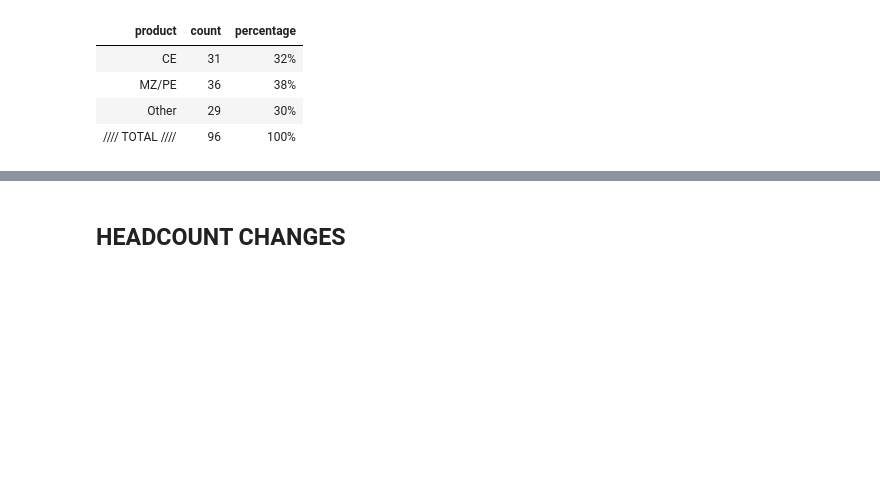
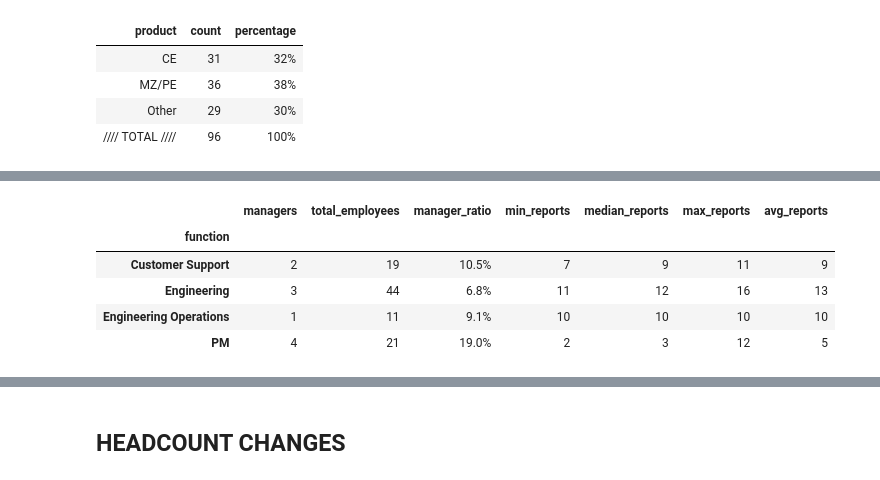
Before and after one commit to demedlher/PRODTECH_INVESTMENTS, a Jupyter notebook: PT-headcount.ipynb, the cells around one changed output, grey strips where cells are left out. Saved outputs shown, nothing was run; the diff lists cells and outputs as text; code cells hidden in the pictures; blank space fills up the shorter version.

Commit message:
managers overview done

```diff
--- a/PT-headcount.ipynb
+++ b/PT-headcount.ipynb
@@ -843,3 +843,97 @@ Other Team Members by Function:
 | Ahmad Imran Faisal (L1 APAC/EMEA,... |  |  |  |  |
 | Khai Wen Lee (L1 APAC/EMEA, L1 Su... |  |  |  |  |
 | Nimal Paran Achuthan (L1 APAC/EME... |  |  |  |  |
+# %%
+# Management analysis - managers by function and span of control
+
+# Filter for managers only
+df_managers = df_active[df_active['ismanager'] == True].copy()
+
+print(f"Total number of managers in ProdTech: {len(df_managers)}")
+print(f"Total number of employees in ProdTech: {len(df_active)}")
+print(f"Average employee-to-manager ratio: {len(df_active) / len(df_managers):.0f}:1")
+print()
+
+# Calculate span of control for each manager
+span_of_control = []
+
+for idx, manager_row in df_managers.iterrows():
+    # Use the exact manager name format that appears in the 'manager' column
+    manager_name = manager_row['manager']  # This is the key fix
+
+    # Count direct reports - find employees whose manager matches this person's name
+    # We need to match by the manager field format: "Last, First"
+    manager_last_first = f"{manager_row['lname']}, {manager_row['fname']}"
+
+    # Count direct reports using the Last, First format
+    direct_reports = df_active[df_active['manager'] == manager_last_first]
+    reports_count = len(direct_reports)
+
+    span_of_control.append({
+        'manager_name': f"{manager_row['fname']} {manager_row['lname']}",  # Display as First Last
+        'function': manager_row['function'],
+        'dept': manager_row['dept'],
+        'title': manager_row['title'],
+        'reports_count': reports_count,
+        'direct_reports': list(direct_reports['fname'] + ' ' + direct_reports['lname']) if reports_count > 0 else []
+    })
+
+# Convert to DataFrame
+span_df = pd.DataFrame(span_of_control)
+
+# Calculate span of control statistics by function
+span_stats = span_df.groupby('function')['reports_count'].agg([
+    'count',
+    'min',
+    'median',
+    'max',
+    'mean'
+]).round(1)
+
+# Create manager summary by function
+manager_summary = df_managers.groupby('function').agg({
+    'fname': 'count'  # Count of managers
+}).rename(columns={'fname': 'managers'})
+
+# Combine manager summary with span statistics
+manager_analysis = manager_summary.join(span_stats, how='left')
+manager_analysis = manager_analysis.rename(columns={
+    'count': 'managers_with_reports',
+    'min': 'min_reports',
+    'median': 'median_reports',
+    'max': 'max_reports',
+    'mean': 'avg_reports'
+})
+
+# Add total employees per function for context
+function_totals = df_active.groupby('function').size().to_frame('total_employees')
+manager_analysis = manager_analysis.join(function_totals)
+
+# Calculate manager-to-employee ratio
+manager_analysis['manager_ratio'] = manager_analysis['managers'] / manager_analysis['total_employees']
+
+print("Management Structure by Function:")
+display(manager_analysis[['managers', 'total_employees', 'manager_ratio', 'min_reports', 'median_reports', 'max_reports', 'avg_reports']]
+        .style
+        .format({
+            'managers': '{:,.0f}',
+            'total_employees': '{:,.0f}',
+            'manager_ratio': '{:.1%}',
+            'min_reports': '{:,.0f}',
+            'median_reports': '{:,.0f}',
+            'max_reports': '{:,.0f}',
+            'avg_reports': '{:,.0f}'
+        })
+        .highlight_max(subset=['managers', 'max_reports'], color='lightcoral')
+        .highlight_min(subset=['min_reports'], color='lightblue')
+       )
+
+print("\n\nDetailed Manager Information:")
+display(span_df[['manager_name', 'function', 'dept', 'title', 'reports_count']]
+        .sort_values(['reports_count'], ascending=[False])
+        .style
+        .format({'reports_count': '{:,.0f}'})
+        .hide(axis='index')
+        .bar(subset=['reports_count'], color='lightgreen')
+       )
+# %% [output]
@@ -845,0 +945,6 @@ Other Team Members by Function:
+|  | managers | total_employees | manager_ratio | min_reports | median_reports | max_reports | avg_reports |
+| function |  |  |  |  |  |  |  |
+| Customer Support | 2 | 19 | 10.5% | 7 | 9 | 11 | 9 |
+| Engineering | 3 | 44 | 6.8% | 11 | 12 | 16 | 13 |
+| Engineering Operations | 1 | 11 | 9.1% | 10 | 10 | 10 | 10 |
+| PM | 4 | 21 | 19.0% | 2 | 3 | 12 | 5 |
```
Also changed, not shown: parts of 4 cells of this notebook.
